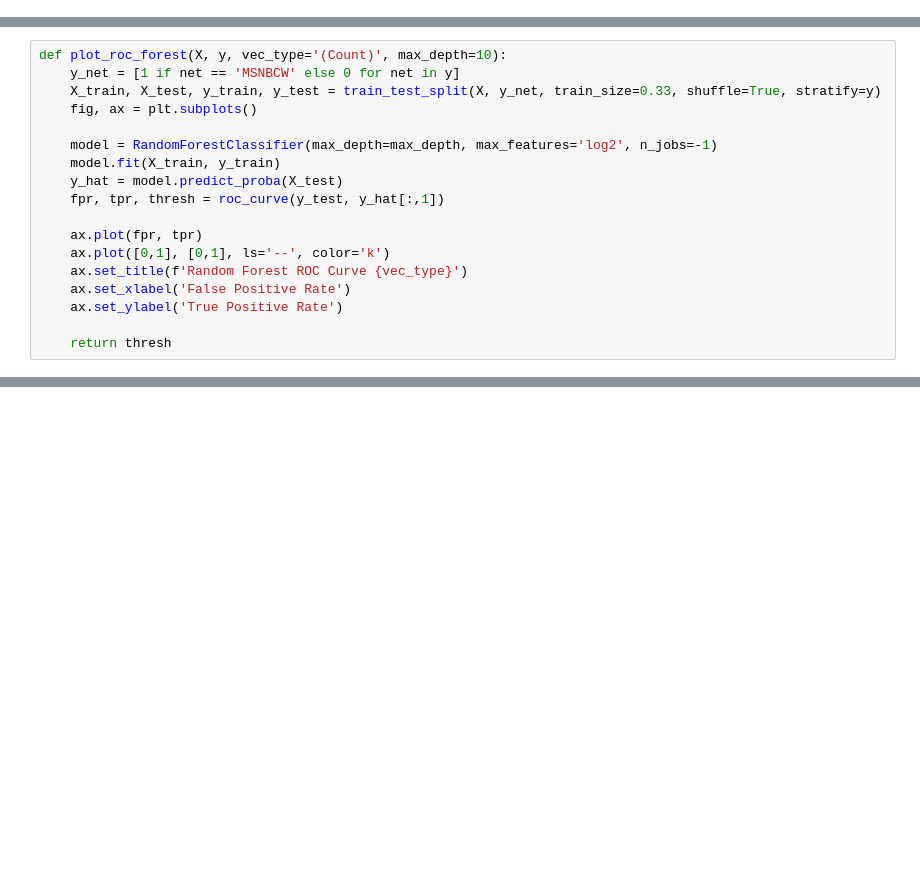
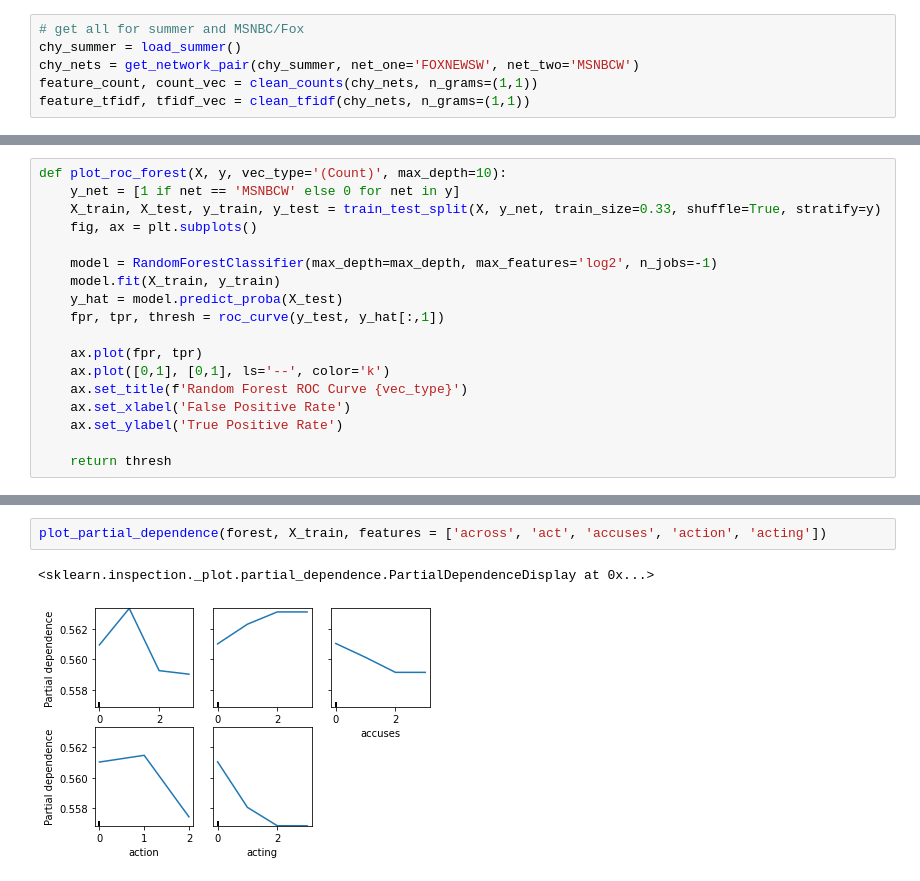
Before and after one commit to leckieje/chyrons_nlp, a Jupyter notebook: chyrons_book.ipynb, the cells around one changed output, grey strips where cells are left out. Cells and saved outputs as stored; diff of their text form; blank space fills up the shorter version.

```diff
--- a/chyrons_book.ipynb
+++ b/chyrons_book.ipynb
@@ -337,3 +324,9 @@ chy_nets = get_network_pair(chy_summer, net_one='FOXNEWSW', net_two='MSNBCW')
+# %%
+# get all for summer and MSNBC/Fox
+chy_summer = load_summer()
+chy_nets = get_network_pair(chy_summer, net_one='FOXNEWSW', net_two='MSNBCW')
+feature_count, count_vec = clean_counts(chy_nets, n_grams=(1,1))
+feature_tfidf, tfidf_vec = clean_tfidf(chy_nets, n_grams=(1,1))
 # %%
 len(chy_nets)
 # %% [output]
@@ -1048,0 +879,5 @@ def fit_nmf(X, n_components=2):
+# %%
+plot_partial_dependence(forest, X_train, features = ['across', 'act', 'accuses', 'action', 'acting'])
+# %% [output]
+<sklearn.inspection._plot.partial_dependence.PartialDependenceDisplay at 0x...>
+[figure, added]
```
Also changed, not shown: parts of 91 cells of this notebook, 8 other files.
